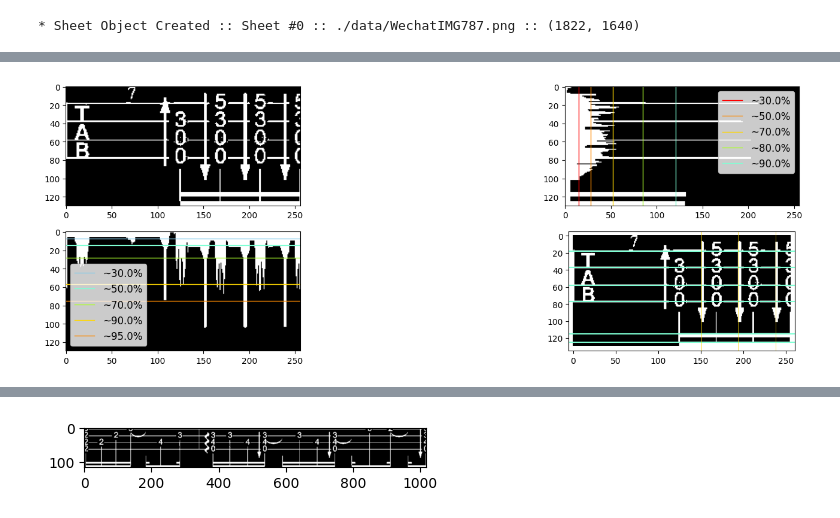
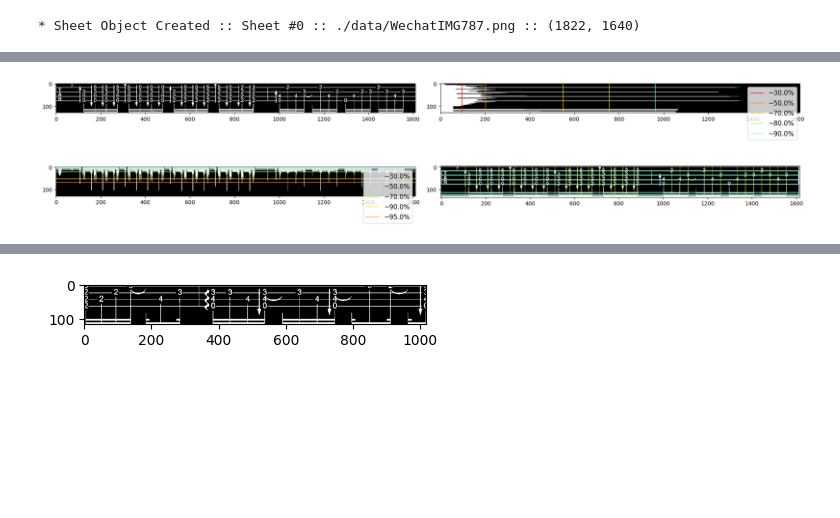
Before and after one commit to WindBise/OMR_forUke, a Jupyter notebook: 00-OMRobject_Class_definition.ipynb, the cells around one changed output, grey strips where cells are left out. Cells and saved outputs as stored; diff of their text form; code cells hidden in the pictures; blank space fills up the shorter version.

```diff
--- a/00-OMRobject_Class_definition.ipynb
+++ b/00-OMRobject_Class_definition.ipynb
@@ -64,7 +57,7 @@ plt.show()
 systems = sheets[sample_idx].systems
 sample_idx = 0
 # %%
-sample_idx = 8
+sample_idx = 2
 line_opt = ['red', 'darkorange', 'gold', 'greenyellow', 'aquamarine', 'skyblue']
 
 fig = plt.figure(figsize=(20,5))
@@ -82,32 +75,32 @@ for i, x in enumerate(grid_idx):
     axr.axvline(x=x, color=line_opt[i], label=f'~{100*grid[i]:.1f}%', linewidth=1)
 axr.legend(fontsize='large')
 
 hline_pos, hthickness = systems[sample_idx].get_line_info(hist_by='row')
 for y, t in zip(hline_pos, hthickness):
     axVis.axhline(y=y, color=line_opt[i])
 
 
 axc = plt.subplot2grid((2, 2), (1, 0))
 histogram, grid, grid_idx = systems[sample_idx].get_pixel_histogram(depend_on='col', grid=[0.3, 0.5, 0.7, 0.9, 0.95])
 axc.imshow(histogram, cmap='gray')
 
 for i, y in enumerate(grid_idx):
     axc.axhline(y=y, color=line_opt[-(i+1)], label=f'~{100*grid[i]:.1f}%', linewidth=1)
 axc.legend(fontsize='large')
 
 vline_pos, vthickness = systems[sample_idx].get_line_info(hist_by='col')
 for x, t in zip(vline_pos, vthickness):
     axVis.axvline(x=x, color=line_opt[-i], linewidth=0.5)
 
 vline_pos, vthickness = systems[sample_idx].check_bar()
 for x, t in zip(vline_pos, vthickness):
     axVis.axvline(x=x, color=line_opt[-(i+1)], linestyle='--', linewidth=2)
 
 axVis.set_ylim([-5, systems[sample_idx].shape[0]+5]); axVis.invert_yaxis()
 axVis.set_xlim([-5, systems[sample_idx].shape[1]+5])
 
 fig.set_tight_layout(True)
 plt.show()
 # %% [output]
-[figure, old version]
+[figure, new version]
 # %%
```
Also changed, not shown: parts of 3 cells of this notebook, 3 other files.
